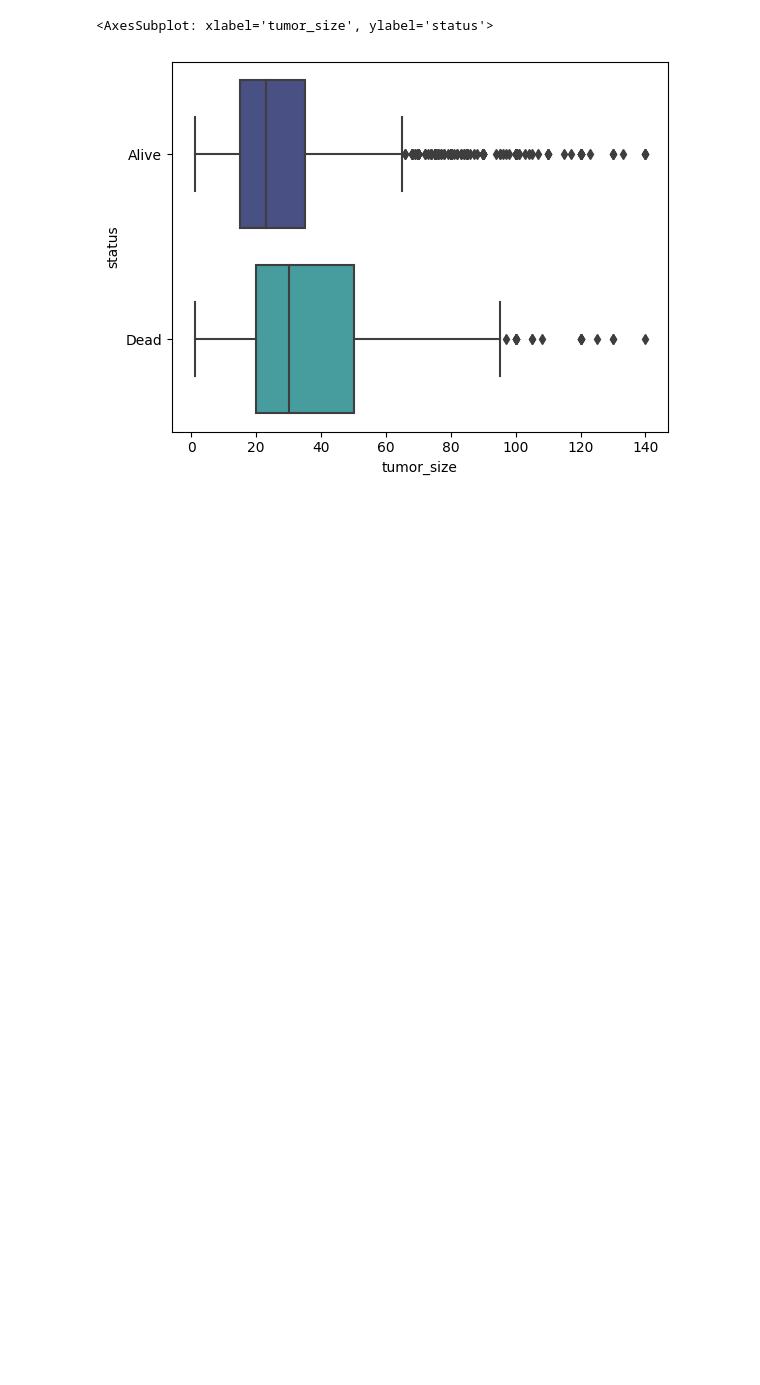
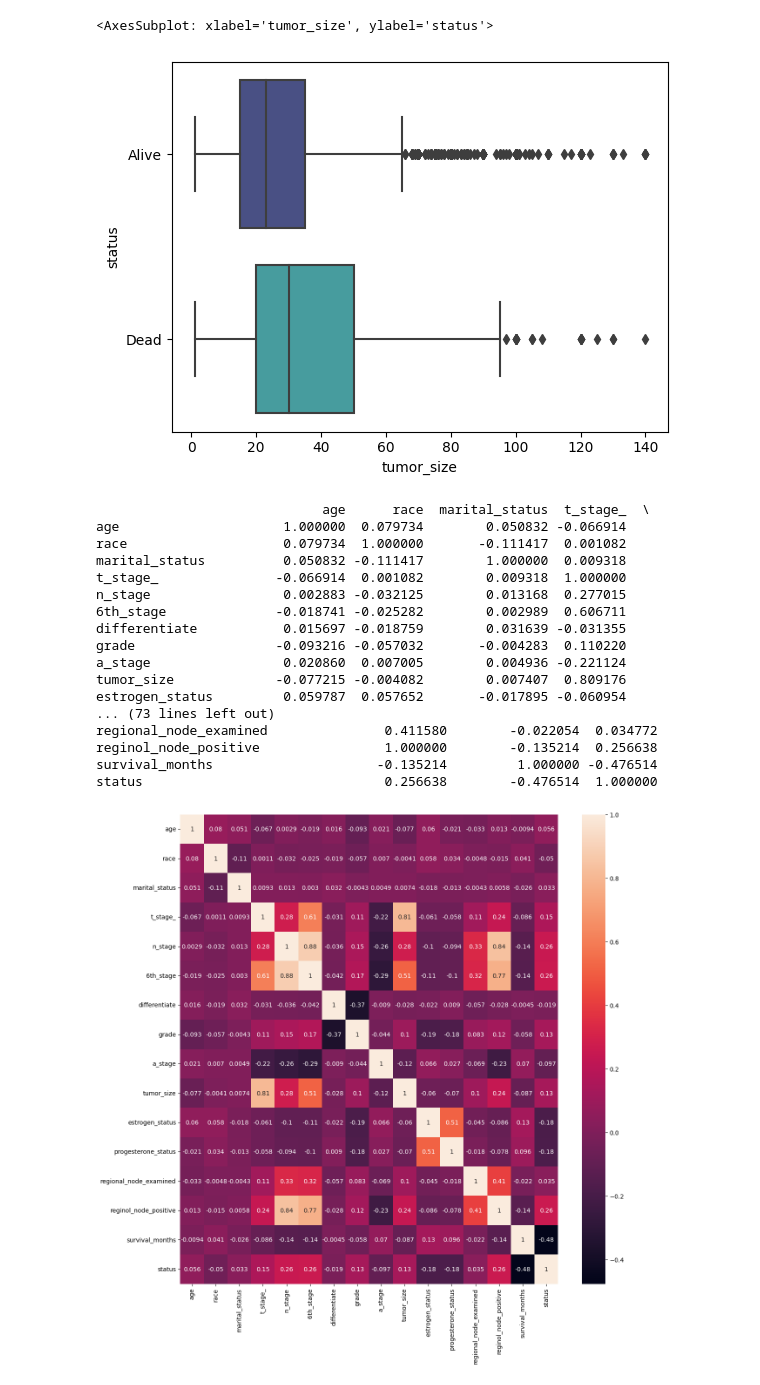
Before and after one commit to Chris-Vuong/breast-cancer, a Jupyter notebook: breast-cancer-analysis.ipynb, the cells around one changed output. Cells and saved outputs as stored; diff of their text form; code cells hidden in the pictures; blank space fills up the shorter version.

Commit message:
revised and improved correlation plot

```diff
--- a/breast-cancer-analysis.ipynb
+++ b/breast-cancer-analysis.ipynb
@@ -256,3 +256,37 @@ max      140.000000
 Name: tumor_size, dtype: float64
 <AxesSubplot: xlabel='tumor_size', ylabel='status'>
 [figure]
+# %%
+from sklearn.preprocessing import LabelEncoder
+
+# array of categorical variables
+categories = df.select_dtypes(include='object').columns
+
+# Convert categorical variables to dummy variables in original df
+df[categories] = df[categories].apply(LabelEncoder().fit_transform)
+
+# print correlation numbers
+print(df.corr())
+
+plt.figure(figsize = (14,14))
+sns.heatmap(df.corr(), annot=True, cmap='rocket')
+plt.show()
+# %% [output]
+                             age      race  marital_status  t_stage_  \
+age                     1.000000  0.079734        0.050832 -0.066914
+race                    0.079734  1.000000       -0.111417  0.001082
+marital_status          0.050832 -0.111417        1.000000  0.009318
+t_stage_               -0.066914  0.001082        0.009318  1.000000
+n_stage                 0.002883 -0.032125        0.013168  0.277015
+6th_stage              -0.018741 -0.025282        0.002989  0.606711
+differentiate           0.015697 -0.018759        0.031639 -0.031355
+grade                  -0.093216 -0.057032       -0.004283  0.110220
+a_stage                 0.020860  0.007005        0.004936 -0.221124
+tumor_size             -0.077215 -0.004082        0.007407  0.809176
+estrogen_status         0.059787  0.057652       -0.017895 -0.060954
+... (73 lines left out)
+regional_node_examined               0.411580        -0.022054  0.034772
+reginol_node_positive                1.000000        -0.135214  0.256638
+survival_months                     -0.135214         1.000000 -0.476514
+status                               0.256638        -0.476514  1.000000
+[figure, added]
```
Also changed, not shown: parts of 2 cells of this notebook.
